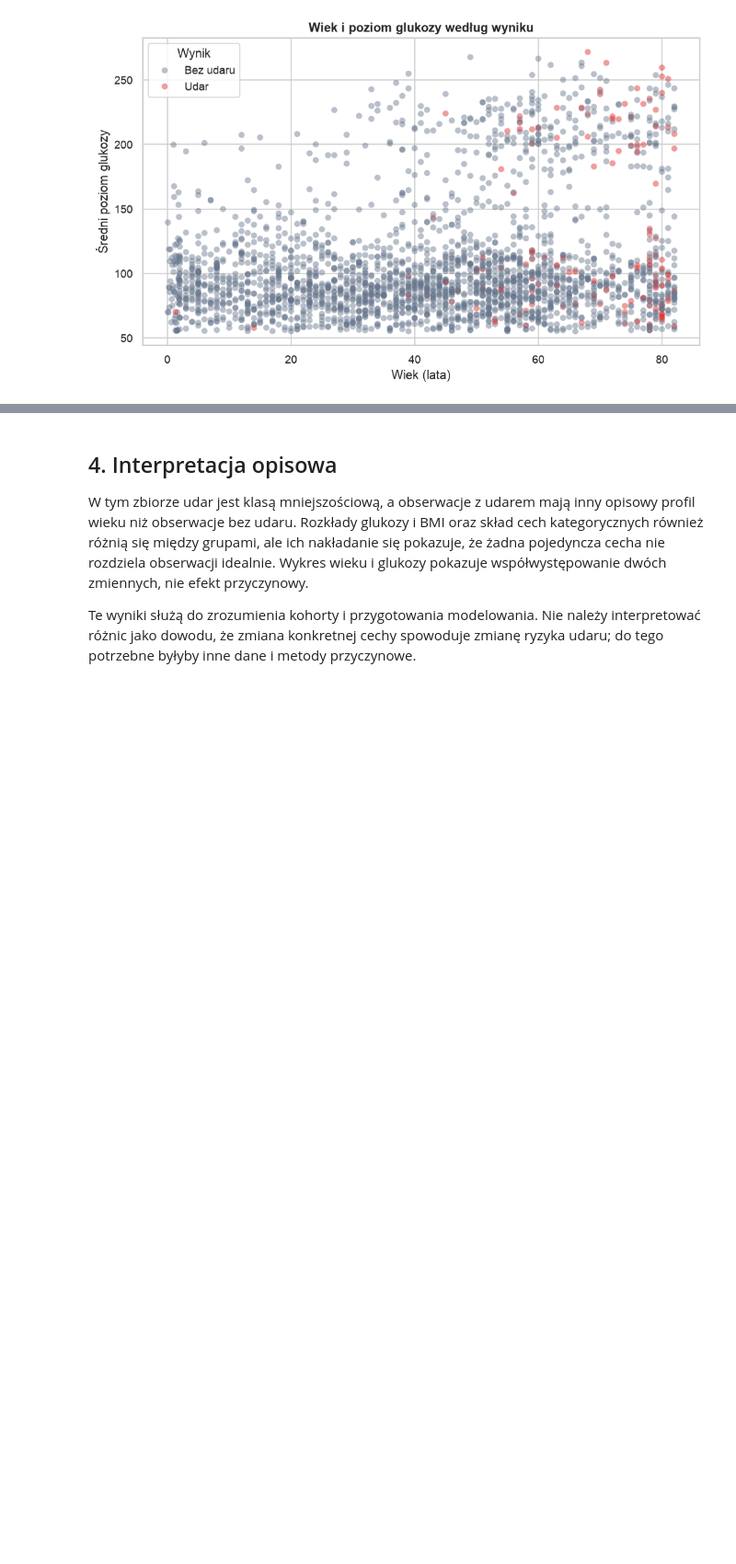
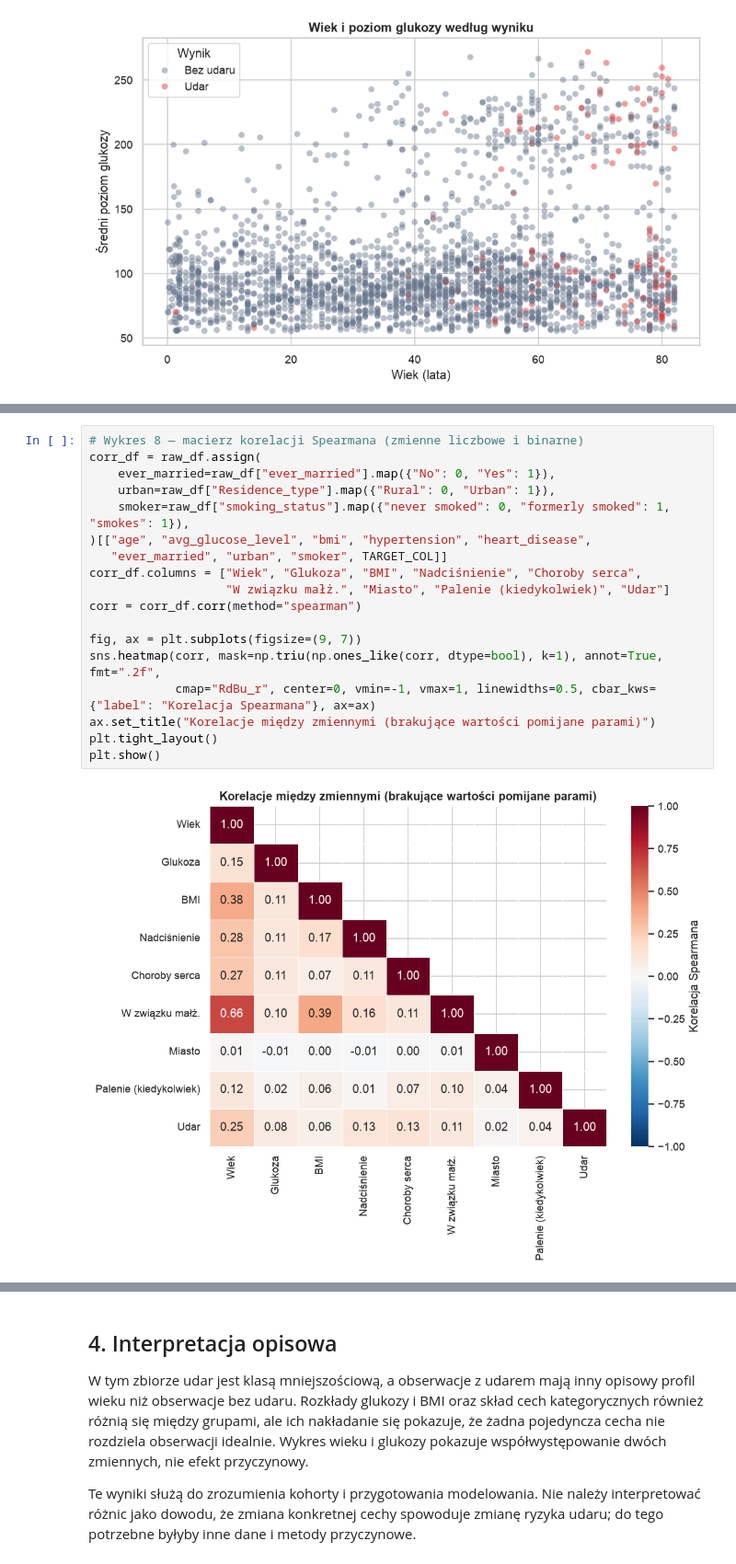
Before and after one commit to AntoniEntrepreneur/MedycznaAnaliza, a Jupyter notebook: notebooks/stroke_risk_analysis.ipynb, the cells around one changed output, grey strips where cells are left out. Shown at 92% size. Cells and saved outputs as stored; diff of their text form; blank space fills up the shorter version.

```diff
--- a/notebooks/stroke_risk_analysis.ipynb
+++ b/notebooks/stroke_risk_analysis.ipynb
@@ -270,0 +286,20 @@ plt.show()
+# %%
+# Wykres 8 — macierz korelacji Spearmana (zmienne liczbowe i binarne)
+corr_df = raw_df.assign(
+    ever_married=raw_df["ever_married"].map({"No": 0, "Yes": 1}),
+    urban=raw_df["Residence_type"].map({"Rural": 0, "Urban": 1}),
+    smoker=raw_df["smoking_status"].map({"never smoked": 0, "formerly smoked": 1, "smokes": 1}),
+)[["age", "avg_glucose_level", "bmi", "hypertension", "heart_disease",
+   "ever_married", "urban", "smoker", TARGET_COL]]
+corr_df.columns = ["Wiek", "Glukoza", "BMI", "Nadciśnienie", "Choroby serca",
+                   "W związku małż.", "Miasto", "Palenie (kiedykolwiek)", "Udar"]
+corr = corr_df.corr(method="spearman")
+
+fig, ax = plt.subplots(figsize=(9, 7))
+sns.heatmap(corr, mask=np.triu(np.ones_like(corr, dtype=bool), k=1), annot=True, fmt=".2f",
+            cmap="RdBu_r", center=0, vmin=-1, vmax=1, linewidths=0.5, cbar_kws={"label": "Korelacja Spearmana"}, ax=ax)
+ax.set_title("Korelacje między zmiennymi (brakujące wartości pomijane parami)")
+plt.tight_layout()
+plt.show()
+# %% [output]
+[figure, added]
```
Also changed, not shown: parts of 8 cells of this notebook.
